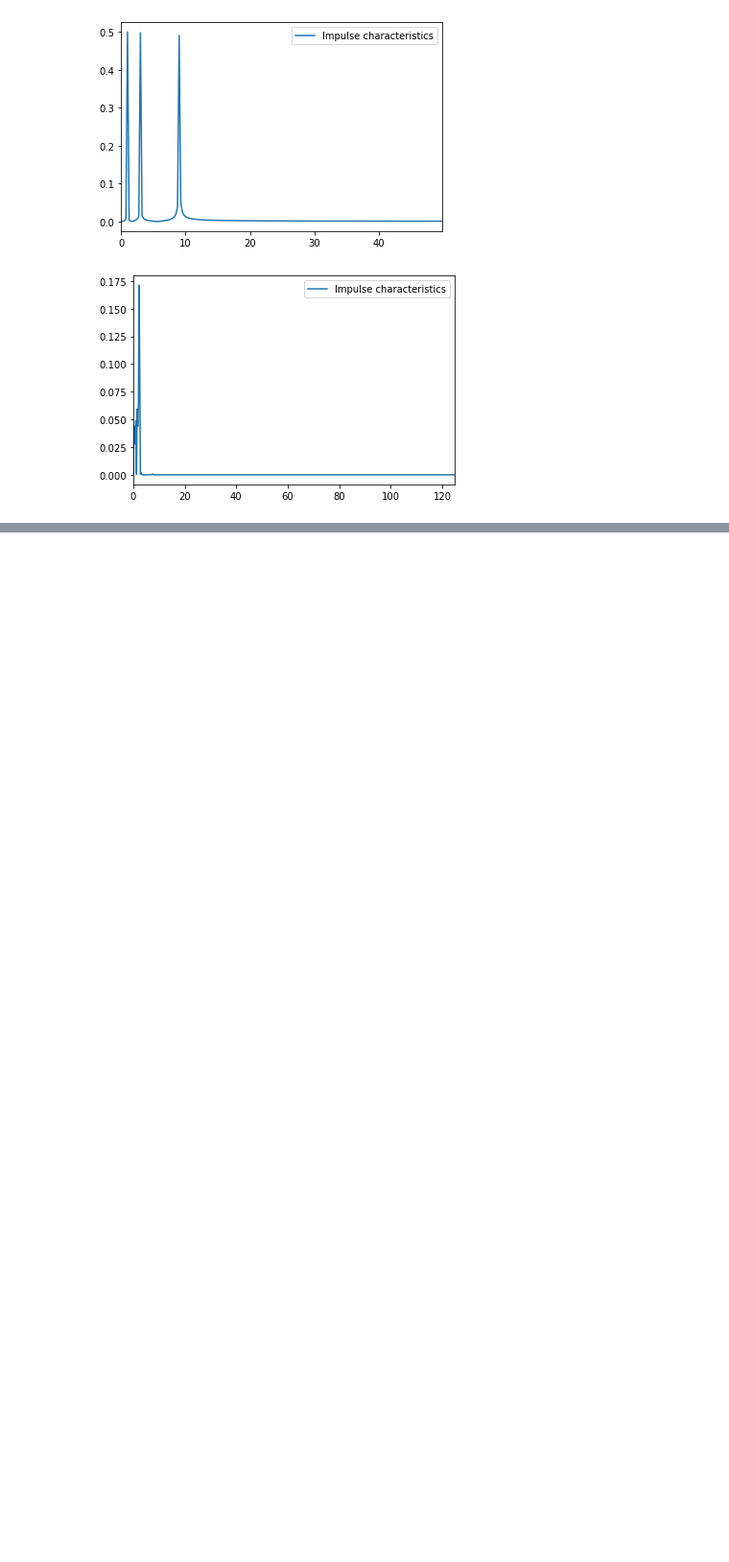
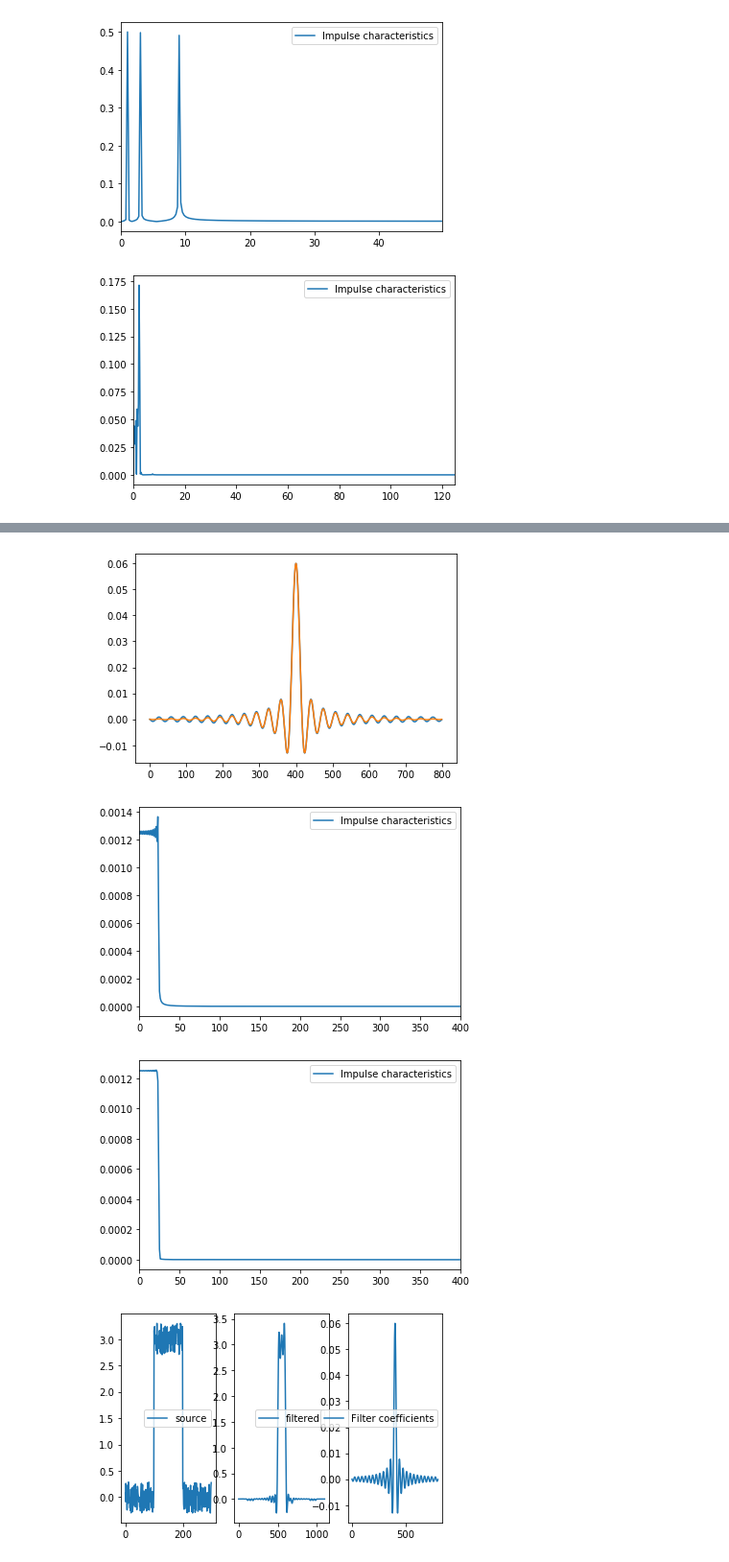
Before and after one commit to PashaIanko/Python, a Jupyter notebook: Sliding Window Filter/Low pass filter.ipynb, the cells around one changed output, grey strips where cells are left out. Shown: that part at 96% size. Saved outputs shown, nothing was run; the diff lists cells and outputs as text; code cells hidden in the pictures; blank space fills up the shorter version.

```diff
--- a/Sliding Window Filter/Low pass filter.ipynb
+++ b/Sliding Window Filter/Low pass filter.ipynb
@@ -637,0 +627,46 @@ plot_fft(y_filtered, meandr.From, meandr.To)
+# %%
+def smoothen_filter(filt_src, gauss):
+    res = []
+    for i in range(len(filt_src)):
+        res.append(gauss[i]*filt_src[i])
+    return res
+# %%
+# Обоконивание фильтра
+t_from = 0
+t_to = 3
+dt = 0.01
+N_pts = get_numb_pts(t_to, t_from, dt)
+sample_rate = get_sample_rate(N_pts, t_to, t_from)
+
+meandr = Function((FuncParams(t_from, t_to, t_to, 1, 0, N_pts)))
+meandr.calc(meander, 1, 2)
+noize_level = 0.3
+meandr.noize(0.2, noize_level)
+
+f_cut = 3
+N = 800
+h =  FIR_low_pass_filter(f_cut, sample_rate, N)
+#plt.plot(h)
+
+
+
+gauss = signal.gaussian(len(h), 200)
+h_smooth = smoothen_filter(h, gauss)
+plt.plot(h)
+plt.plot(h_smooth)
+
+plot_fft(h, 0,1)
+plot_fft(h_smooth, 0,1)
+
+
+y_filtered = np.convolve(h, meandr.y)
+y_filtered_smooth = np.convolve(h_smooth, meandr.y)
+plot_filter(y_filtered, meandr, h)
+plot_filter(y_filtered_smooth, meandr, h_smooth)
+#plot_fft(meandr.y, meandr.From, meandr.To)
+#plot_fft(y_filtered, meandr.From, meandr.To)
+# %% [output]
+[figure, added]
+[figure, added]
+[figure, added]
+[figure, added]
```
Also changed, not shown: parts of 8 cells of this notebook.
